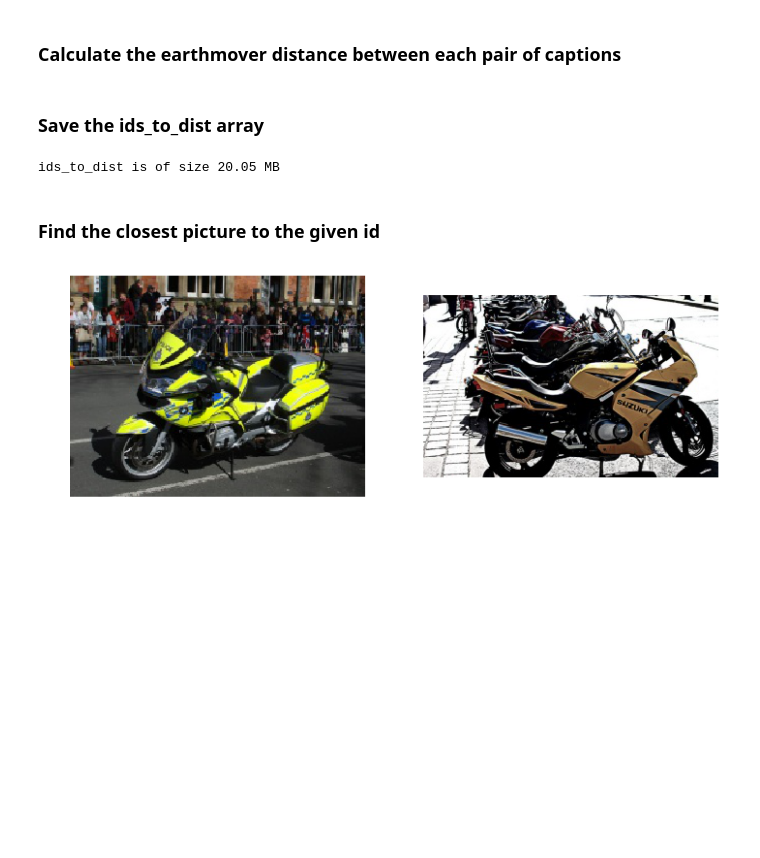
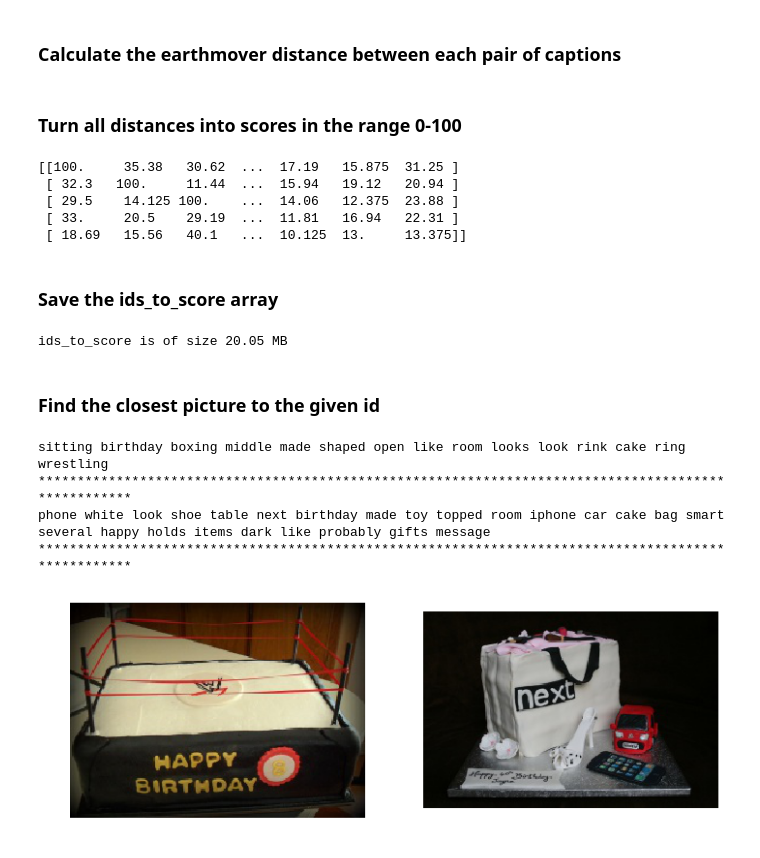
Before and after one commit to Pbatch/CodenamesPictures, a Jupyter notebook: misc/coco/PictureSimilarity.ipynb, the cells around one changed output. Drawn from its saved outputs; the diff is of its cells as text; code cells hidden in the pictures; blank space fills up the shorter version.

```diff
--- a/misc/coco/PictureSimilarity.ipynb
+++ b/misc/coco/PictureSimilarity.ipynb
@@ -74,0 +78,9 @@ df.head()
+# %%
+@njit
+def sigmoid(x):
+    return 1 / (1 + np.exp(-8*(x - 0.4)))
+
+x = np.linspace(0, 1, 50)
+y = sigmoid(x)
+plt.figure(figsize=(3,2))
+plt.plot(x, y)
@@ -126,18 +137,30 @@ def create_ids_to_dist(captions_vecs):
     for i in tqdm(range(N)):
         for j in range(i+1, N):
             u, v = captions_vecs[i], captions_vecs[j]
-            score = earthmover(u, v)
-            ids_to_dist[i][j] = score
-            ids_to_dist[j][i] = score
+            dist = earthmover(u, v)
+            ids_to_dist[i][j] = dist
+            ids_to_dist[j][i] = dist
     return ids_to_dist
 
 captions_vecs = list(df['captions_vec'])
 ids_to_dist = create_ids_to_dist(captions_vecs)
+# %% [markdown]
+### Turn all distances into scores in the range 0-100
+# %%
+scaler = MinMaxScaler(feature_range=(0, 100))
+ids_to_score = scaler.fit_transform(-ids_to_dist)
+print(ids_to_score[:5])
+# %% [output]
+[[100.     35.38   30.62  ...  17.19   15.875  31.25 ]
+ [ 32.3   100.     11.44  ...  15.94   19.12   20.94 ]
+ [ 29.5    14.125 100.    ...  14.06   12.375  23.88 ]
+ [ 33.     20.5    29.19  ...  11.81   16.94   22.31 ]
+ [ 18.69   15.56   40.1   ...  10.125  13.     13.375]]
 # %% [markdown]
-### Save the ids_to_dist array
+### Save the ids_to_score array
 # %%
-arr_size = sys.getsizeof(ids_to_dist) / (1024**2)
-print(f'ids_to_dist is of size {arr_size:.2f} MB')
+arr_size = sys.getsizeof(ids_to_score) / (1024**2)
+print(f'ids_to_score is of size {arr_size:.2f} MB')
 # %% [output]
-ids_to_dist is of size 20.05 MB
+ids_to_score is of size 20.05 MB
 # %%
@@ -146,21 +169,28 @@ np.save('ids_to_dist.npy', ids_to_dist)
 ### Find the closest picture to the given id
 # %%
 def calculate_closest_id(idx):
-    possible_ids = list(range(ids_to_dist.shape[0]))
+    possible_ids = list(range(ids_to_score.shape[0]))
     possible_ids.remove(idx)
-    dists = np.array([(i, ids_to_dist[idx][i]) for i in possible_ids])
+    scores = np.array([(i, ids_to_score[idx][i]) for i in possible_ids])
 
-    closest_id, smallest_dist = min(dists, key=lambda x: x[1])
+    closest_id, best_score = max(scores, key=lambda x: x[1])
     return int(closest_id)
 
 random_id = np.random.choice(df['id'])
 closest_id = calculate_closest_id(random_id)
 
 fig, ax = plt.subplots(nrows=1, ncols=2, figsize=(12, 6))
 for i, idx in enumerate([random_id, closest_id]):
     path = f'../../static/pictures/{idx}.jpg'
     img = io.imread(path)
+    caption = df['captions'].iloc[idx]
+    print(caption)
+    print('*'*100)
     ax[i].imshow(img)
     ax[i].axis('off')
 # %% [output]
+sitting birthday boxing middle made shaped open like room looks look rink cake ring wrestling
+****************************************************************************************************
+phone white look shoe table next birthday made toy topped room iphone car cake bag smart several happy holds items dark like probably gifts message
+****************************************************************************************************
-[figure, old version]
+[figure, new version]
```
Also changed, not shown: parts of 5 cells of this notebook, 2 other files.
